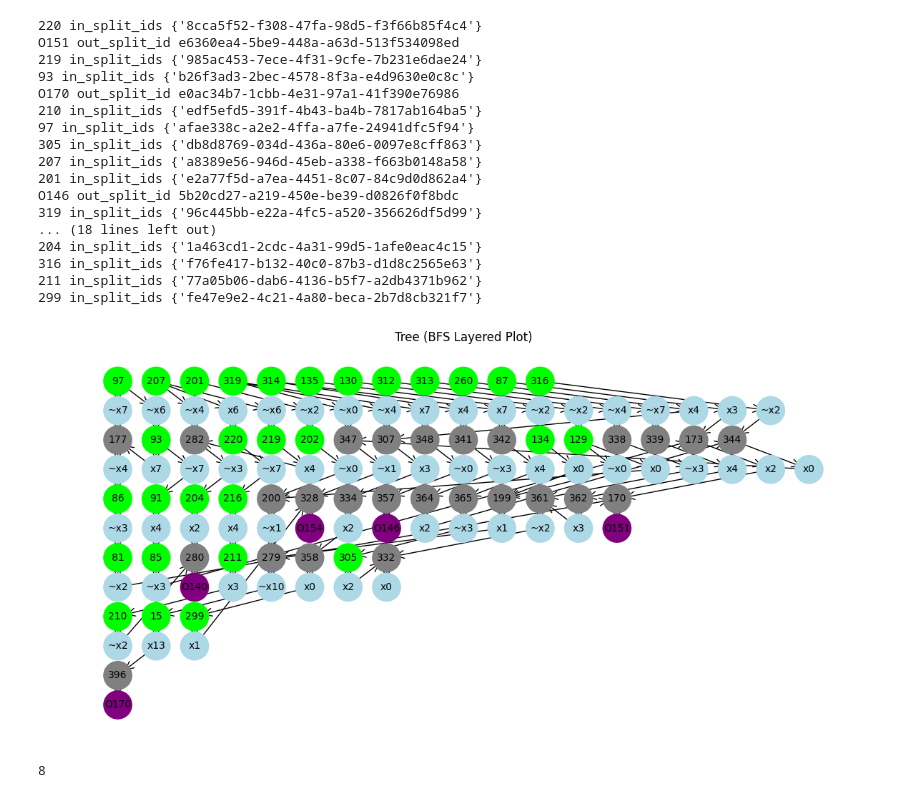
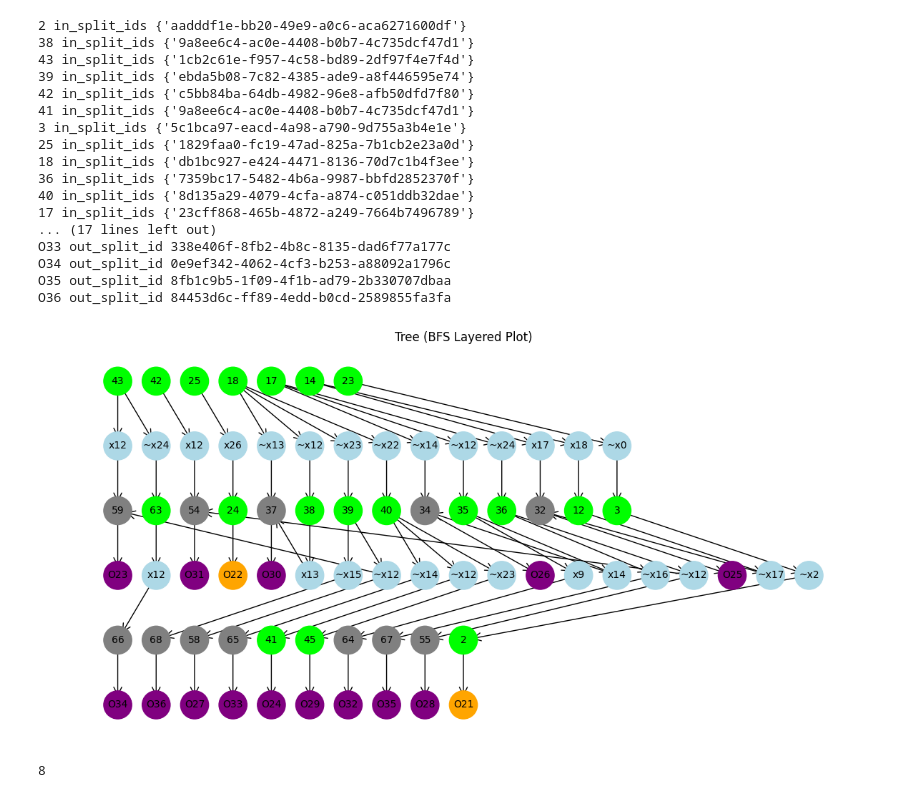
Before and after one commit to Nithin-Kamineni/pathAnalogBehaviour, a Jupyter notebook: Benchmarks/Circuit analysis_v1_benchmarks.ipynb, the cells around one changed output. Saved outputs shown, nothing was run; the diff lists cells and outputs as text; code cells hidden in the pictures.

Commit message:
other benchmarks changes before

```diff
--- a/Benchmarks/Circuit analysis_v1_benchmarks.ipynb
+++ b/Benchmarks/Circuit analysis_v1_benchmarks.ipynb
@@ -68,13 +68,16 @@ import PathDesignGeneration
 importlib.reload(PathDesignGeneration)
 from PathDesignGeneration import PATH
 
-# fails = ['apex4'] #revlib
 # benchmark_lst = ["in0", "apex2", "misex3", "pdc", "seq", "spla", "tial", "cps", "apex5", "bw", "frg1"]  #revlib
-benchmark_lst = ["frg1"]  #revlib
-directory = 'revlib'
+# directory = 'revlib'
 
-# benchmark_lst = ["c499"]  #iscas85
-# directory = 'iscas85'
+# benchmark_lst = ["c432", "c499", "c4880", "c1355", "c1908", "c2670", "c3540", "c5315", "c7552"]  #iscas85
+benchmark_lst = ["c432", "c499", "c880"]  #iscas85
+directory = 'iscas85'
+
+# benchmark_lst = ["arbiter", "cavlc", "ctrl", "dec", "i2c", "int2float", "priority", "router", "voter"]  #epfl
+# benchmark_lst = ["arbiter", "cavlc", "ctrl", "dec", "int2float", "i2c", "router", "voter"]  #epfl
+# directory = 'EPFL'
 
 filename_lst = {benchmark:f"../bdds/benchmarks/{directory}/"+benchmark_lst[i]+".sbdd" for i, benchmark in enumerate(benchmark_lst)}
 
@@ -126,6 +129,8 @@ for benchmark in benchmark_lst:
     path.GraphSplittingWithHeightConstraint(height=6)
     print('Height Constraint...')
 
+    path.GraphAddRootNodeToInputLines()
+
     path.GraphSplittinWithSizeConstraint(size=64)
     print('Size Constraint...')
 
@@ -262,52 +276,52 @@ def plot_tree_bfs_layered(G, node_labels=True, edge_labels=False, title="Tree (B
     nx.draw_networkx_edges(G, pos, arrows=True, arrowstyle='->', arrowsize=20)
 
     if node_labels:
         labels = {n: G.nodes[n].get('literal', str(n)) for n in G.nodes}
         nx.draw_networkx_labels(G, pos, labels, font_size=10)
 
     if edge_labels:
         edge_lbls = {(u, v): d.get('condition', '') for u, v, d in G.edges(data=True)}
         nx.draw_networkx_edge_labels(G, pos, edge_labels=edge_lbls, font_size=8)
 
     plt.title(title)
     plt.axis('off')
     plt.tight_layout()
     plt.show()
 
 for i,key in enumerate(path.Processed_group_graphs_Map):
     # if(i not in [2,4,5,7,9,10,11,12]):
     #     continue
     # for row in path.Processed_graphs_Map[key]['Crossbar_design']:
     #     print(row)
     # print(path.Processed_graphs_Map[key]['Selector_Lines_Map'])
     # print(key, i)
     # print(path.Processed_group_graphs_Map[key]['OutputLine_group_Map'])
     # print(key)
-    if(i!=11):
+    if(i!=1):
         continue
     plot_tree_bfs_layered(
         path.Processed_group_graphs_Map[key]['processed_group_graph'],
         debug=True
     )
 # %% [output]
-220 in_split_ids {'8cca5f52-f308-47fa-98d5-f3f66b85f4c4'}
-O151 out_split_id e6360ea4-5be9-448a-a63d-513f534098ed
-219 in_split_ids {'985ac453-7ece-4f31-9cfe-7b231e6dae24'}
-93 in_split_ids {'b26f3ad3-2bec-4578-8f3a-e4d9630e0c8c'}
-O170 out_split_id e0ac34b7-1cbb-4e31-97a1-41f390e76986
-210 in_split_ids {'edf5efd5-391f-4b43-ba4b-7817ab164ba5'}
-97 in_split_ids {'afae338c-a2e2-4ffa-a7fe-24941dfc5f94'}
-305 in_split_ids {'db8d8769-034d-436a-80e6-0097e8cff863'}
-207 in_split_ids {'a8389e56-946d-45eb-a338-f663b0148a58'}
-201 in_split_ids {'e2a77f5d-a7ea-4451-8c07-84c9d0d862a4'}
-O146 out_split_id 5b20cd27-a219-450e-be39-d0826f0f8bdc
-319 in_split_ids {'96c445bb-e22a-4fc5-a520-356626df5d99'}
-... (18 lines left out)
-204 in_split_ids {'1a463cd1-2cdc-4a31-99d5-1afe0eac4c15'}
-316 in_split_ids {'f76fe417-b132-40c0-87b3-d1d8c2565e63'}
-211 in_split_ids {'77a05b06-dab6-4136-b5f7-a2db4371b962'}
-299 in_split_ids {'fe47e9e2-4c21-4a80-beca-2b7d8cb321f7'}
+2 in_split_ids {'aadddf1e-bb20-49e9-a0c6-aca6271600df'}
+38 in_split_ids {'9a8ee6c4-ac0e-4408-b0b7-4c735dcf47d1'}
+43 in_split_ids {'1cb2c61e-f957-4c58-bd89-2df97f4e7f4d'}
+39 in_split_ids {'ebda5b08-7c82-4385-ade9-a8f446595e74'}
+42 in_split_ids {'c5bb84ba-64db-4982-96e8-afb50dfd7f80'}
+41 in_split_ids {'9a8ee6c4-ac0e-4408-b0b7-4c735dcf47d1'}
+3 in_split_ids {'5c1bca97-eacd-4a98-a790-9d755a3b4e1e'}
+25 in_split_ids {'1829faa0-fc19-47ad-825a-7b1cb2e23a0d'}
+18 in_split_ids {'db1bc927-e424-4471-8136-70d7c1b4f3ee'}
+36 in_split_ids {'7359bc17-5482-4b6a-9987-bbfd2852370f'}
+40 in_split_ids {'8d135a29-4079-4cfa-a874-c051ddb32dae'}
+17 in_split_ids {'23cff868-465b-4872-a249-7664b7496789'}
+... (17 lines left out)
+O33 out_split_id 338e406f-8fb2-4b8c-8135-dad6f77a177c
+O34 out_split_id 0e9ef342-4062-4cf3-b253-a88092a1796c
+O35 out_split_id 8fb1c9b5-1f09-4f1b-ad79-2b330707dbaa
+O36 out_split_id 84453d6c-ff89-4edd-b0cd-2589855fa3fa
-[figure, old version]
+[figure, new version]
 # %%
 len(path.Processed_group_graphs_Map)
 # %% [output]
```
Also changed, not shown: parts of 5 cells of this notebook, 19 other files.
